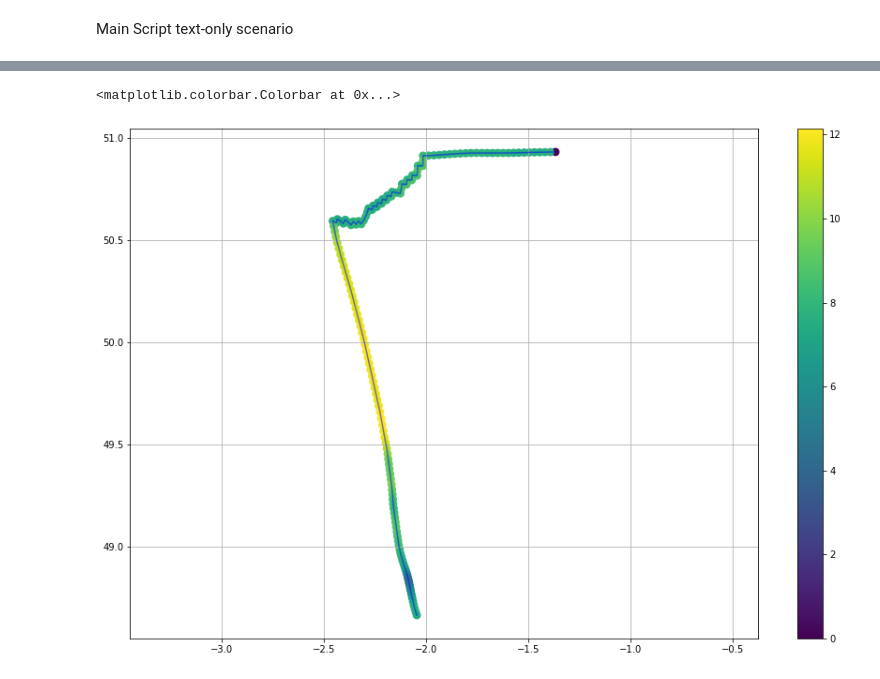
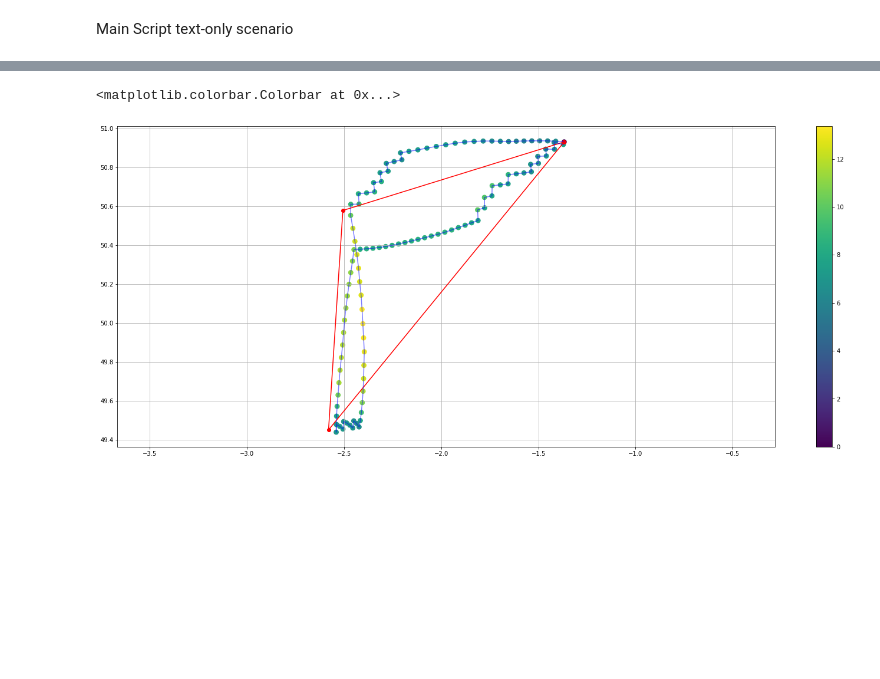
Before and after one commit to RomainHugues/Ship_simulator, a Jupyter notebook: ship_simulator.ipynb, the cells around one changed output, grey strips where cells are left out. Cells and saved outputs as stored; diff of their text form; code cells hidden in the pictures; blank space fills up the shorter version.

```diff
--- a/ship_simulator.ipynb
+++ b/ship_simulator.ipynb
@@ -206,7 +206,7 @@ class Navigator:
     def heading_update(self,route, ship, wind_speed, wind_direction):
 
         if self.mode == 'shortest':
-            # Heading is bearing to next checkpoint
+            # Heading is bearing towards next checkpoint
             self.heading = route.bearing_to_next_checkpoint
 
         elif self.mode == 'vmg':
@@ -220,13 +220,13 @@ class Navigator:
             speed_range = numpy.hstack([half_speed_range[::-1],half_speed_range[1:-1]])
             heading_range = (numpy.arange(-180,180) + wind_direction) % 360
 
-            angle_cos = numpy.cos( (heading_range-route.bearing_to_next_checkpoint) * numpy.pi / 180)
+            # Projecting toward next checkpoint bearing point (VMG or Velocity Made Good)
 
-            vmg_range = speed_range * angle_cos
+            cos_delta_angle = numpy.cos( (heading_range-route.bearing_to_next_checkpoint) * numpy.pi / 180)
+            vmg_range = speed_range * cos_delta_angle
 
+            # Getting Heading Maximizing VMG
             imax_vmg_range = numpy.argmax(vmg_range)
-
-            best_vmg = vmg_range[imax_vmg_range]
             best_heading = heading_range[imax_vmg_range]
 
             self.heading = best_heading
@@ -336,7 +336,7 @@ class Route:
 
     def checkpoint_crossing(self, distance):
 
-        if distance > self.distance_to_next_checkpoint or self.distance_to_next_checkpoint < 3:
+        if distance > self.distance_to_next_checkpoint or self.distance_to_next_checkpoint < 0.5:
 
             # Checkpoint is reached, move to next checkpoint
             self.route_status += 1
@@ -352,18 +352,26 @@ wind_forecast = Wind()
 wind_forecast.acquire_grib_data(grib_file_location)
 
 
-# Initialize Route : From Southampton to St Malo through Weymouth. Departure at 10:00 Sunday 19th September 2020
-starting_date = pandas.to_datetime('2020-09-19 06:00:00')
+# Initialize Route : From Southampton to St Malo / Guernesey through Weymouth and back directly to SoTon. Departure at 10:00 Sunday 19th September 2020
+starting_date = pandas.to_datetime('2020-09-19 00:00:00')
 starting_point = Position(50.931429, -1.367399)
 middle_point = Position(50.578713, -2.506107)
-end_point = Position(48.6465, -2.0066)
+
+# St Malo
+# end_point = Position(48.6465, -2.0066)
+
+# Guernesey
+end_point = Position(49.45, -2.58)
+
 
 cruise = Route()
 cruise.set_starting_point(starting_point.coordinates)
 cruise.add_checkpoint(middle_point.coordinates)
 cruise.add_checkpoint(end_point.coordinates)
+cruise.add_checkpoint(starting_point.coordinates)
+
 cruise.bearing_and_distance()
-delta_T = 600
+delta_T = 1200
 
 print(cruise.minimal_distance)
 
@@ -418,7 +426,7 @@ while condition:
 
     if cruise.route_status+1 == n_checkpoints:
         condition = False
-        print('Arrival', valou_crusader.date )
+        print('Arrival at ', valou_crusader.date )
     else:
         # Update date
         valou_crusader.update_date(delta_T)
@@ -431,8 +439,10 @@ while condition:
 # Display track
 position_list = numpy.stack(valou_crusader.position_track)
 speed_list = numpy.stack(valou_crusader.speed_track)
+checkpoint_list = numpy.stack(cruise.checkpoint_list)
 
-plt.figure(figsize=[15,10])
+plt.figure(figsize=[25,10])
+plt.plot(checkpoint_list[:,1], checkpoint_list[:, 0],'r',marker='o')
 plt.plot(position_list[:,1],
         position_list[:,0],'b',
         alpha=0.5)
@@ -465,2 +475,2 @@ Arrival 2020-09-20 06:00:00
 <matplotlib.colorbar.Colorbar at 0x...>
-[figure, old version]
+[figure, new version]
```
Also changed, not shown: parts of 1 cell of this notebook.
